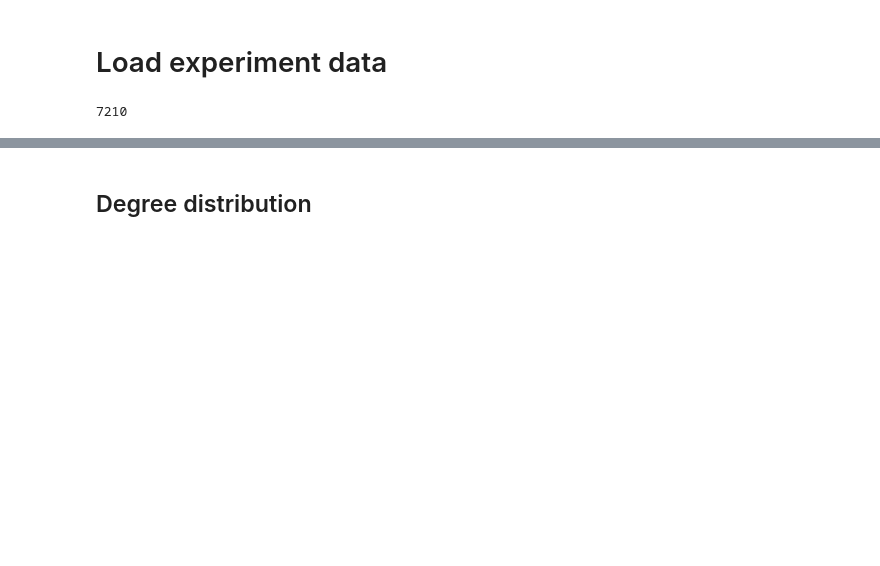
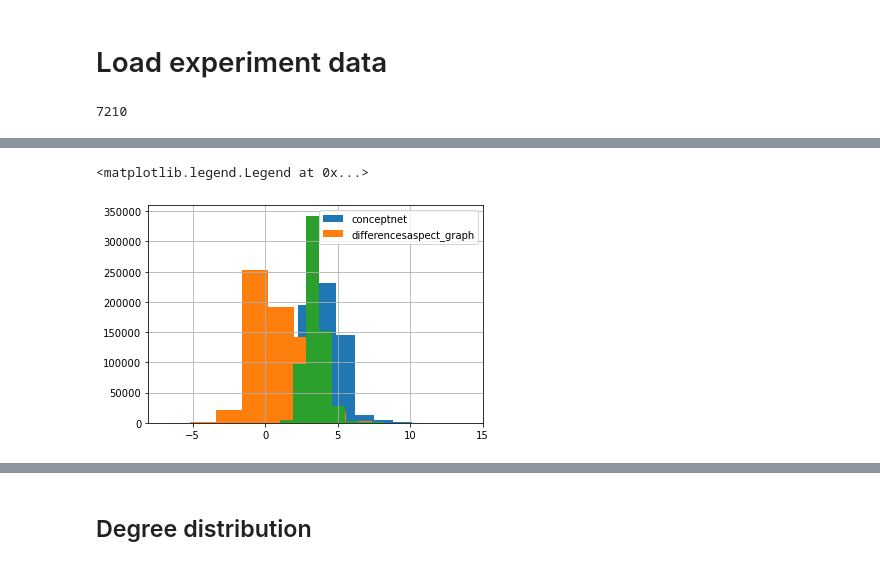
Before and after one commit to laugustyniak/discourse_summarization, a Jupyter notebook: aspects/notebooks/conceptnet-hierarchy-evaluation.ipynb, the cells around one changed output, grey strips where cells are left out. Drawn from its saved outputs; the diff is of its cells as text; code cells hidden in the pictures; blank space fills up the shorter version.

```diff
--- a/aspects/notebooks/conceptnet-hierarchy-evaluation.ipynb
+++ b/aspects/notebooks/conceptnet-hierarchy-evaluation.ipynb
@@ -53,0 +104,12 @@ AttributeError: 'MultiDiGraph' object has no attribute 'new_vertex_property'
+# %%
+df.shortest_distance_conceptnet.hist()
+df.shortest_paths_differences.hist()
+df.shortest_distance_aspect_graph.hist()
+plt.legend([
+    'conceptnet',
+    'differences'
+    'aspect_graph',
+])
+# %% [output]
+<matplotlib.legend.Legend at 0x...>
+[figure, added]
```
Also changed, not shown: parts of 20 cells of this notebook.
